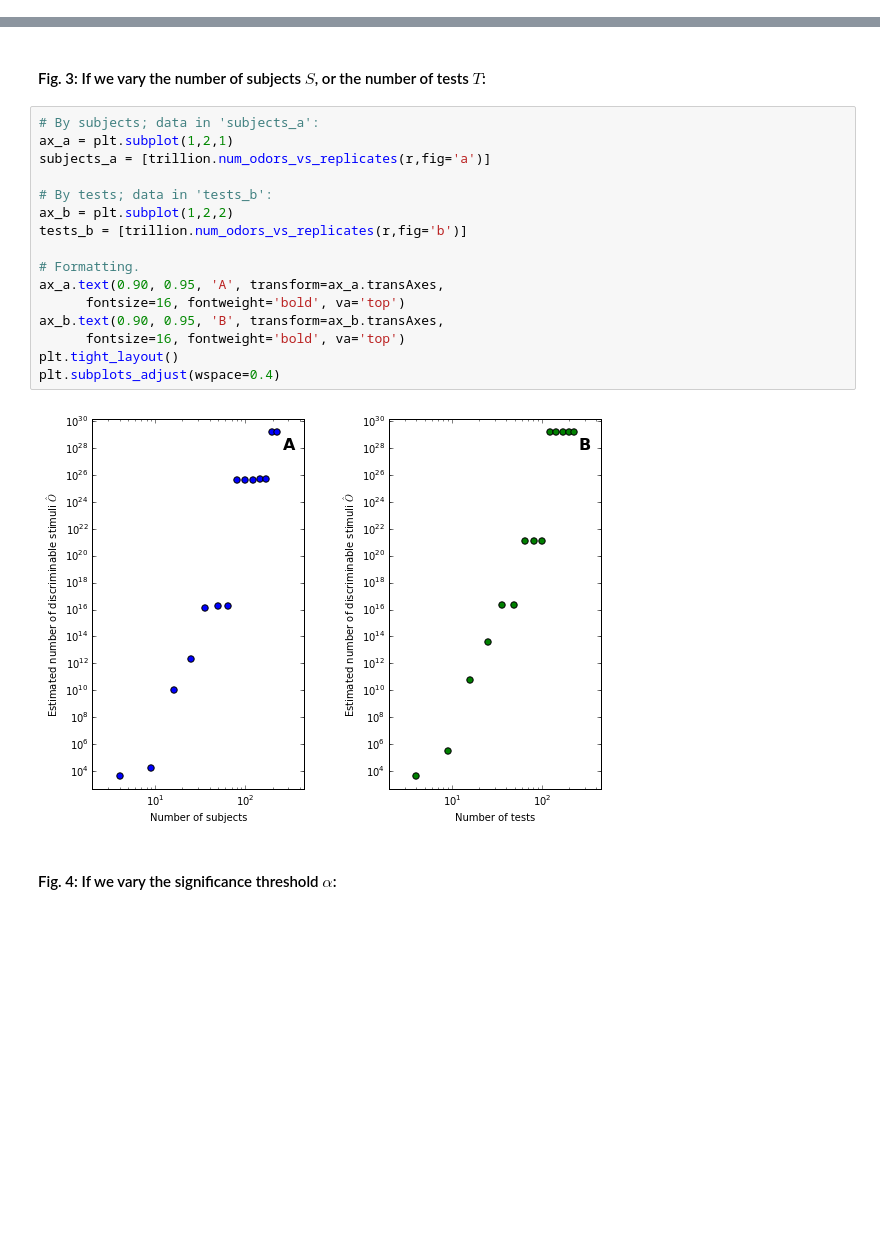
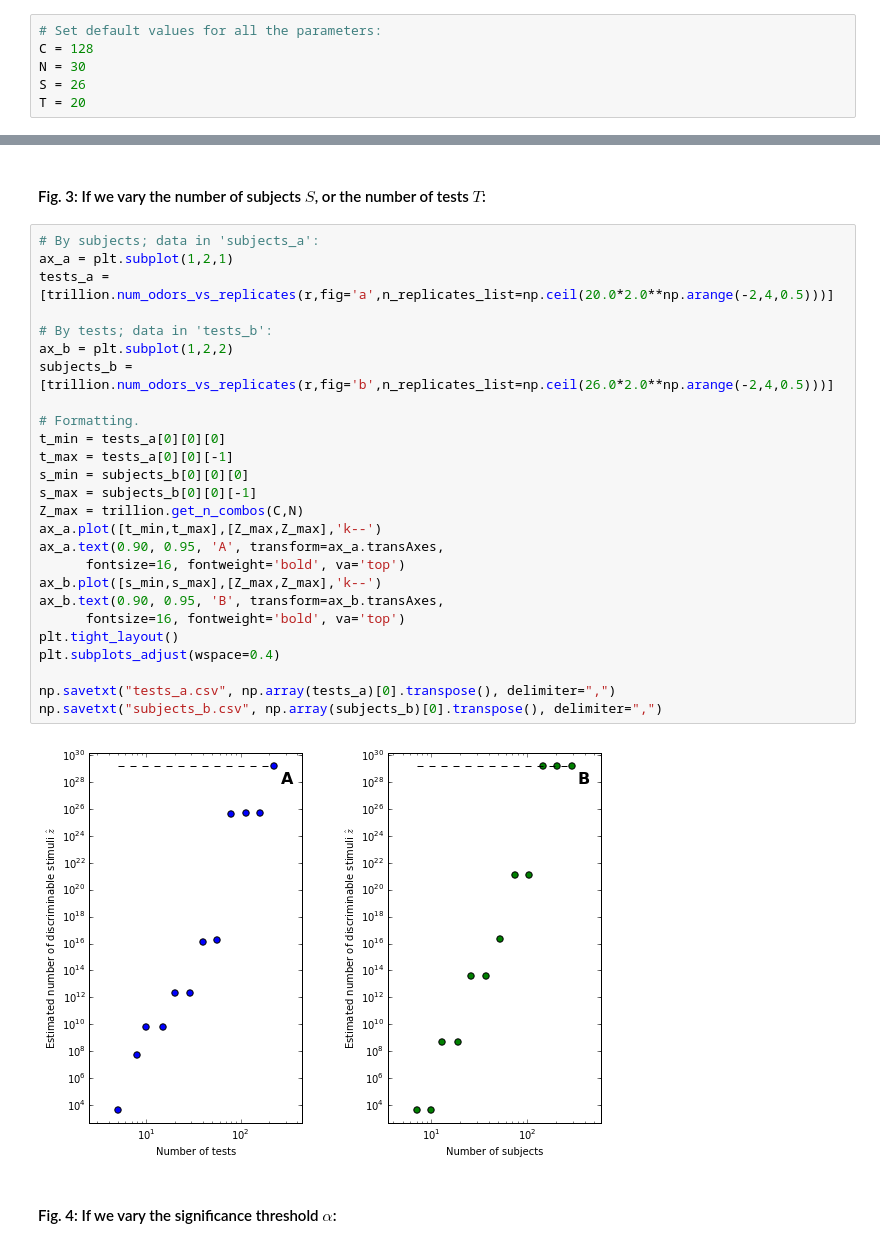
Before and after one commit to rgerkin/trillion, a Jupyter notebook: arxiv.ipynb, the cells around one changed output, grey strips where cells are left out. Drawn from its saved outputs; the diff is of its cells as text; blank space fills up the shorter version.

```diff
--- a/arxiv.ipynb
+++ b/arxiv.ipynb
@@ -34,6 +31,12 @@ components = trillion.load_components()
 # Load the odorants, tests, and test results using the authors's supplemental information (Bushdid-tableS2.csv).
 odorants,tests,results = trillion.load_odorants_tests_results(components)
 r = results # Rename for convenience.
+# %%
+# Set default values for all the parameters:
+C = 128
+N = 30
+S = 26
+T = 20
 # %% [markdown]
 ### (3) We reproduce some of the figures from <i>trillion</i> using the data provided in the supplemental information loaded above.
 # %% [markdown]
@@ -70,21 +108,31 @@ overlap = trillion.fig3x(results,fig='b',alpha=0.025)
 # %%
 # By subjects; data in 'subjects_a':
 ax_a = plt.subplot(1,2,1)
-subjects_a = [trillion.num_odors_vs_replicates(r,fig='a')]
+tests_a = [trillion.num_odors_vs_replicates(r,fig='a',n_replicates_list=np.ceil(20.0*2.0**np.arange(-2,4,0.5)))]
 
 # By tests; data in 'tests_b':
 ax_b = plt.subplot(1,2,2)
-tests_b = [trillion.num_odors_vs_replicates(r,fig='b')]
+subjects_b = [trillion.num_odors_vs_replicates(r,fig='b',n_replicates_list=np.ceil(26.0*2.0**np.arange(-2,4,0.5)))]
 
 # Formatting.
+t_min = tests_a[0][0][0]
+t_max = tests_a[0][0][-1]
+s_min = subjects_b[0][0][0]
+s_max = subjects_b[0][0][-1]
+Z_max = trillion.get_n_combos(C,N)
+ax_a.plot([t_min,t_max],[Z_max,Z_max],'k--')
 ax_a.text(0.90, 0.95, 'A', transform=ax_a.transAxes,
       fontsize=16, fontweight='bold', va='top')
+ax_b.plot([s_min,s_max],[Z_max,Z_max],'k--')
 ax_b.text(0.90, 0.95, 'B', transform=ax_b.transAxes,
       fontsize=16, fontweight='bold', va='top')
 plt.tight_layout()
 plt.subplots_adjust(wspace=0.4)
+
+np.savetxt("tests_a.csv", np.array(tests_a)[0].transpose(), delimiter=",")
+np.savetxt("subjects_b.csv", np.array(subjects_b)[0].transpose(), delimiter=",")
 # %% [output]
-[figure, old version]
+[figure, new version]
 # %% [markdown]
 #### Fig. 4: If we vary the significance threshold $\alpha$:
 # %%
```
Also changed, not shown: parts of 97 cells of this notebook, 3 other files.
